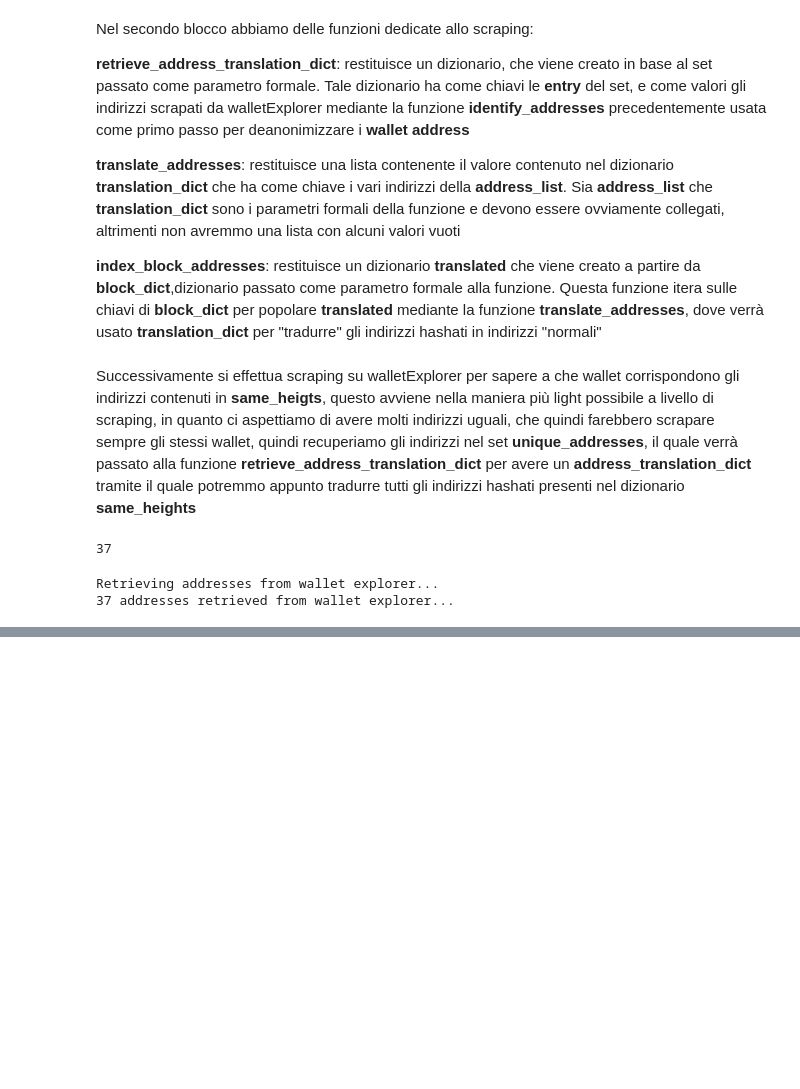
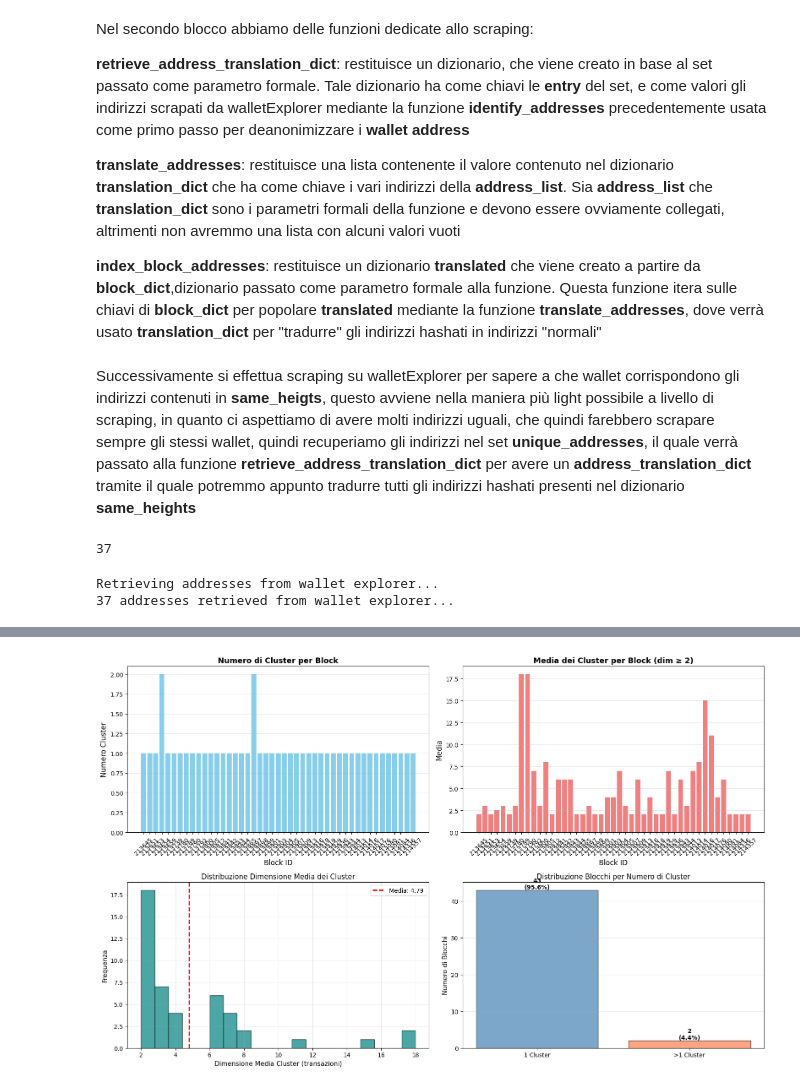
Before and after one commit to TaleWind28/Magician, a Jupyter notebook: Magician.ipynb, the cells around one changed output, grey strips where cells are left out. Cells and saved outputs as stored; diff of their text form; code cells hidden in the pictures; blank space fills up the shorter version.

```diff
--- a/Magician.ipynb
+++ b/Magician.ipynb
@@ -806,7 +809,7 @@ def create_clusters(data):
     return cluster
 
 def cluster_mean(clusters):
-    result = {}
+    result = []
     for block in clusters:
         i = 0
         mean = 0
@@ -818,8 +821,8 @@ def cluster_mean(clusters):
             mean+=dim
         if i<= 0: continue
         mean = mean/i
-        result[block] = f'num cluster: {i}, mean:{mean}'
+        result.append({'block' : block,'num_cluster': i, 'mean':mean})
         mean = 0
         i = 0
-    return result
+    return pd.DataFrame(result).set_index('block')
 # %% [markdown]
@@ -827,7 +830,4 @@ Infine andiamo ad analizzare i cluster di indirizzi.
 
 Per Cluster intendiamo un `insieme di input derivati da tx_ids nello stesso block_height e che hanno stesso wallet di provenienza`, avendo già un dizionario con **block_height** come chiave, andiamo a creare i cluster mediante la funzione **create_clusters** ed infine andiamo a calcolare la dimensiona media di ogni cluster per blocco, escludendo cluster di dimensione < 2 tramite la funzione **cluster_mean**
 # %%
-
-clusterized_wallets = create_clusters(wallet_addresses)
-
-cluster_dict = cluster_mean(clusterized_wallets)
+cluster_df = cluster_mean(create_clusters(wallet_addresses))
@@ -943,0 +836,72 @@ Blocchi con cluster multipli: 2
+# %%
+# Creazione di 4 subplot (2 righe, 2 colonne)
+fig, axes = plt.subplots(2, 2, figsize=(16, 10))
+
+# Estrazione dati dal DataFrame
+block_ids = cluster_df.index
+num_clusters = cluster_df['num_cluster']
+mean_sizes = cluster_df['mean']
+
+# ============================================================
+# Grafico 1 (in alto a sinistra): Numero di cluster per block
+# ============================================================
+axes[0, 0].bar(range(len(block_ids)), num_clusters, color='skyblue')
+axes[0, 0].set_xlabel('Block ID', fontsize=12)
+axes[0, 0].set_ylabel('Numero Cluster', fontsize=12)
+axes[0, 0].set_title('Numero di Cluster per Block', fontsize=13, fontweight='bold')
+axes[0, 0].set_xticks(range(len(block_ids)))
+axes[0, 0].set_xticklabels(block_ids, rotation=45)
+axes[0, 0].grid(axis='y', alpha=0.3)
+
+# ============================================================
+# Grafico 2 (in alto a destra): Media dei cluster per block
+# ============================================================
+axes[0, 1].bar(range(len(block_ids)), mean_sizes, color='lightcoral')
+axes[0, 1].set_xlabel('Block ID', fontsize=12)
+axes[0, 1].set_ylabel('Media', fontsize=12)
+axes[0, 1].set_title('Media dei Cluster per Block (dim ≥ 2)', fontsize=13, fontweight='bold')
+axes[0, 1].set_xticks(range(len(block_ids)))
+axes[0, 1].set_xticklabels(block_ids, rotation=45)
+axes[0, 1].grid(axis='y', alpha=0.3)
+
+# ============================================================
+# Grafico 3 (in basso a sinistra): Distribuzione dimensione media
+# ============================================================
+axes[1, 0].hist(mean_sizes, bins=20, color='teal', alpha=0.7, edgecolor='black')
+axes[1, 0].set_xlabel('Dimensione Media Cluster (transazioni)', fontsize=11)
+axes[1, 0].set_ylabel('Frequenza', fontsize=11)
+axes[1, 0].set_title('Distribuzione Dimensione Media dei Cluster', fontsize=12)
+axes[1, 0].grid(True, alpha=0.3)
+axes[1, 0].axvline(np.mean(mean_sizes), color='red', linestyle='--',
+                   linewidth=2, label=f'Media: {np.mean(mean_sizes):.2f}')
+axes[1, 0].legend()
+
+# ============================================================
+# Grafico 4 (in basso a destra): Distribuzione blocchi per numero cluster
+# ============================================================
+single = (num_clusters == 1).sum()
+multi = (num_clusters > 1).sum()
+
+axes[1, 1].bar(['1 Cluster', '>1 Cluster'], [single, multi],
+               color=['steelblue', 'coral'], alpha=0.7, edgecolor='black')
+axes[1, 1].set_ylabel('Numero di Blocchi', fontsize=11)
+axes[1, 1].set_title('Distribuzione Blocchi per Numero di Cluster', fontsize=12)
+axes[1, 1].grid(True, alpha=0.3, axis='y')
+
+# Percentuali
+total = len(cluster_df)
+axes[1, 1].text(0, single, f'{single}\n({single/total*100:.1f}%)',
+                ha='center', va='bottom', fontsize=10, fontweight='bold')
+axes[1, 1].text(1, multi, f'{multi}\n({multi/total*100:.1f}%)',
+                ha='center', va='bottom', fontsize=10, fontweight='bold')
+
+plt.tight_layout()
+plt.show()
+
+# Statistiche
+print(f"Blocchi totali: {len(cluster_df)}")
+print(f"Dimensione media: {np.mean(mean_sizes):.2f} transazioni")
+print(f"Dimensione massima: {max(mean_sizes):.1f} transazioni")
+print(f"Blocchi con cluster multipli: {multi}")
+# %% [output]
+[figure, added]
```
Also changed, not shown: parts of 40 cells of this notebook, 4 other files.
